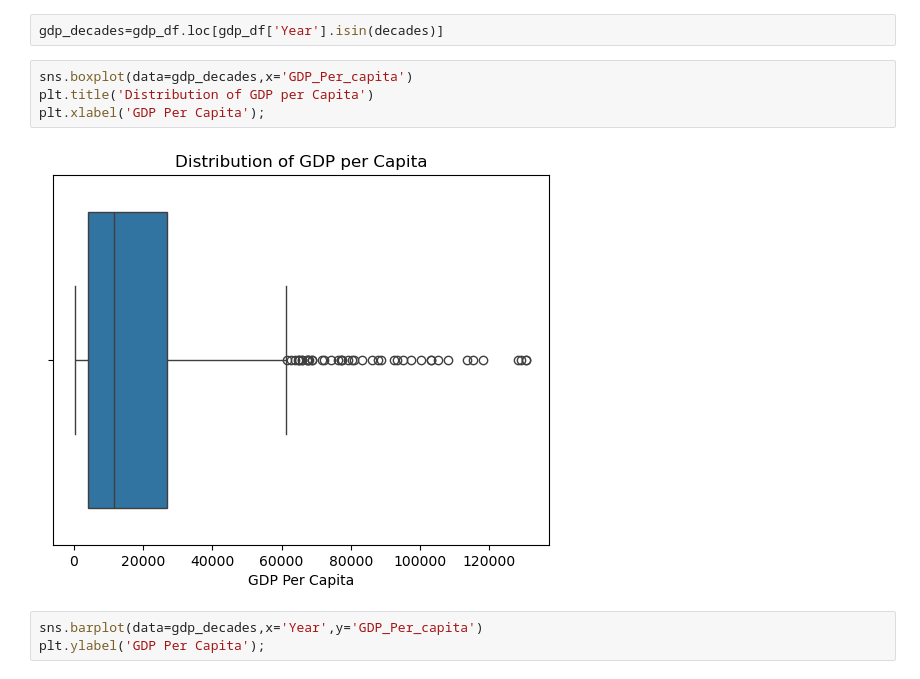
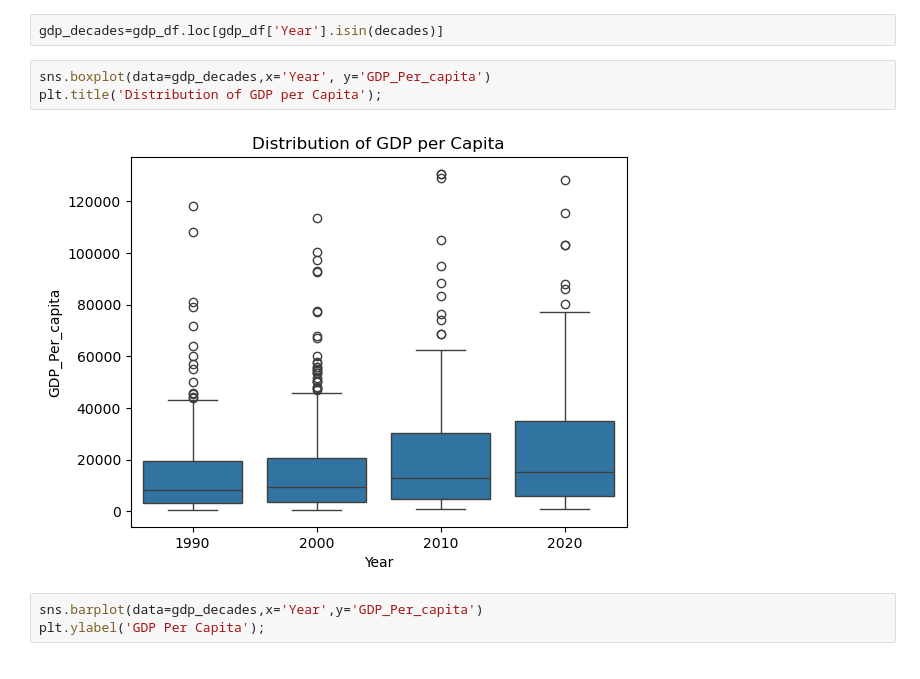
Before and after one commit to NSS-Full-Time-Data-Analytics-17/un-project-lukemgaff, a Jupyter notebook: notebooks/Luke_UN_project.ipynb, the cells around one changed output. Saved outputs shown, nothing was run; the diff lists cells and outputs as text.

```diff
--- a/notebooks/Luke_UN_project.ipynb
+++ b/notebooks/Luke_UN_project.ipynb
@@ -165,11 +163,10 @@ decades=[1990,2000,2010,2020]
 # %%
 gdp_decades=gdp_df.loc[gdp_df['Year'].isin(decades)]
 # %%
-sns.boxplot(data=gdp_decades,x='GDP_Per_capita')
-plt.title('Distribution of GDP per Capita')
-plt.xlabel('GDP Per Capita');
+sns.boxplot(data=gdp_decades,x='Year', y='GDP_Per_capita')
+plt.title('Distribution of GDP per Capita');
 # %% [output]
-[figure, old version]
+[figure, new version]
 # %%
 sns.barplot(data=gdp_decades,x='Year',y='GDP_Per_capita')
 plt.ylabel('GDP Per Capita');
```
Also changed, not shown: parts of 25 cells of this notebook.
